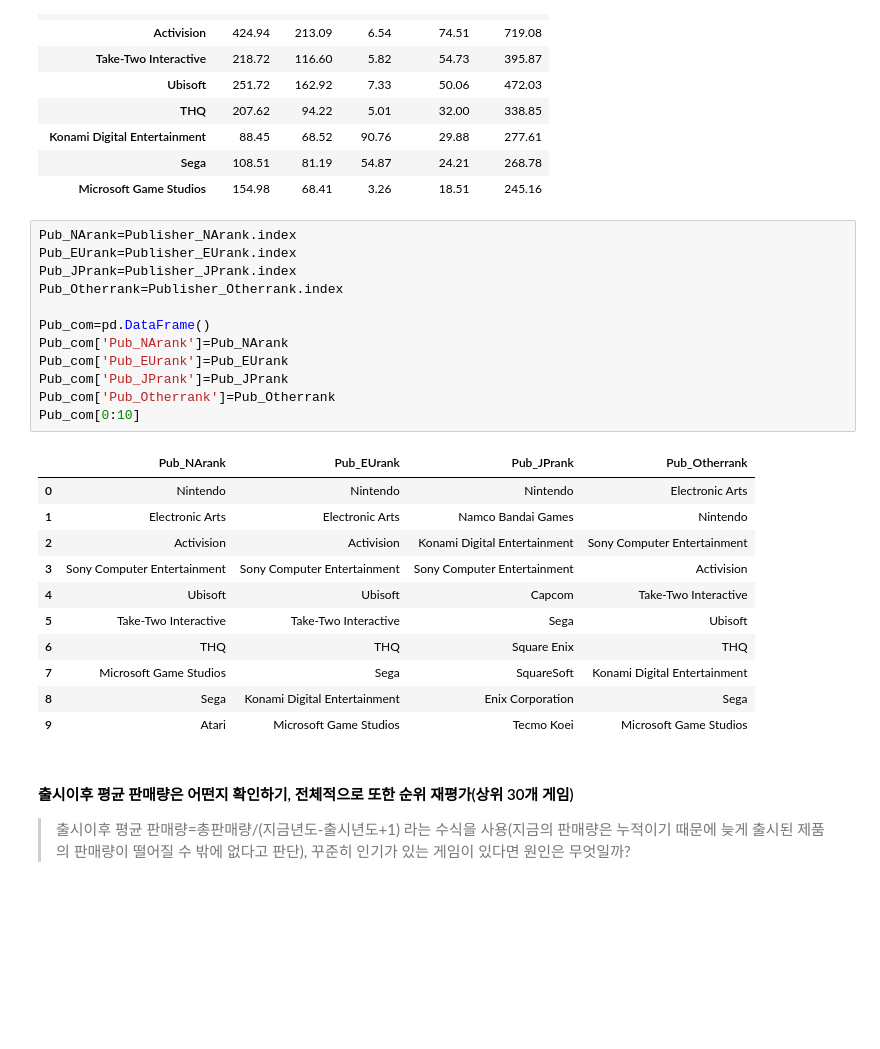
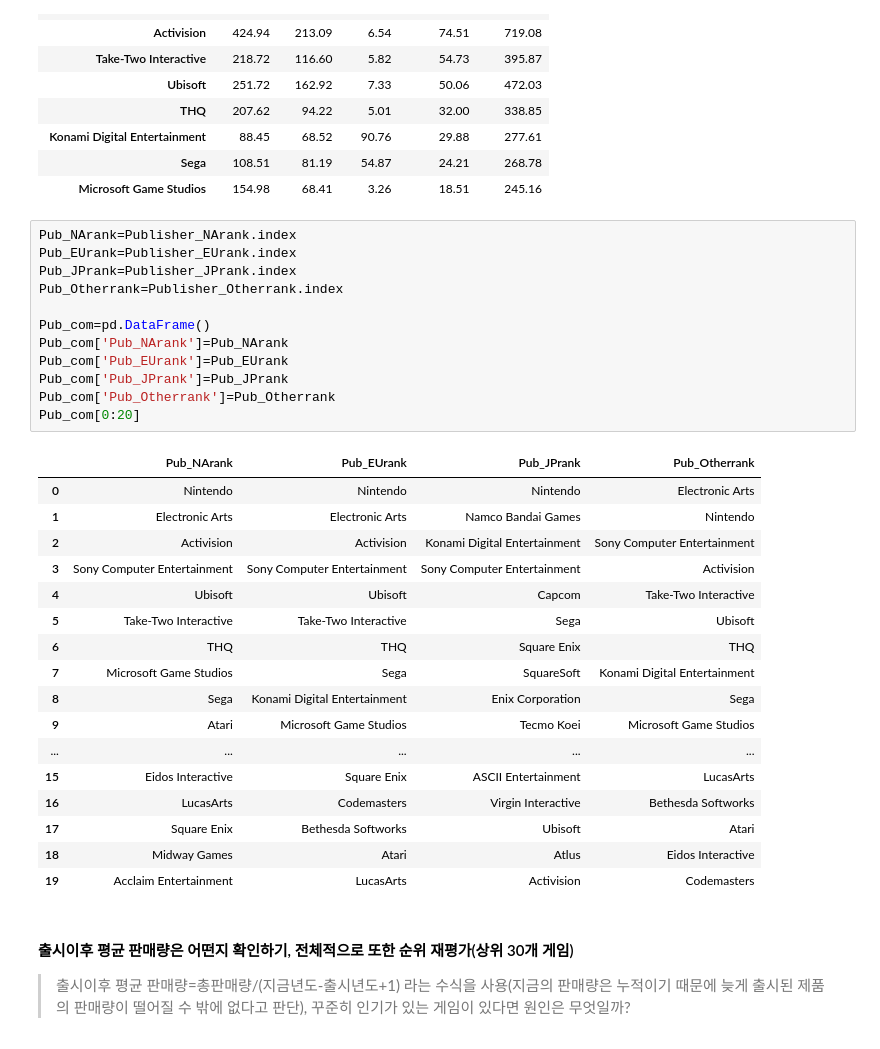
Before and after one commit to ohyunju/projects, a Jupyter notebook: project1/Project1.ipynb, the cells around one changed output. Drawn from its saved outputs; the diff is of its cells as text; blank space fills up the shorter version.

```diff
--- a/project1/Project1.ipynb
+++ b/project1/Project1.ipynb
@@ -1560,27 +1566,33 @@ Publisher_Otherrank[0:10]
 # %%
 Pub_NArank=Publisher_NArank.index
 Pub_EUrank=Publisher_EUrank.index
 Pub_JPrank=Publisher_JPrank.index
 Pub_Otherrank=Publisher_Otherrank.index
 
 Pub_com=pd.DataFrame()
 Pub_com['Pub_NArank']=Pub_NArank
 Pub_com['Pub_EUrank']=Pub_EUrank
 Pub_com['Pub_JPrank']=Pub_JPrank
 Pub_com['Pub_Otherrank']=Pub_Otherrank
-Pub_com[0:10]
+Pub_com[0:20]
 # %% [output]
 |  | Pub_NArank | Pub_EUrank | Pub_JPrank | Pub_Otherrank |
 | 0 | Nintendo | Nintendo | Nintendo | Electronic Arts |
 | 1 | Electronic Arts | Electronic Arts | Namco Bandai Games | Nintendo |
 | 2 | Activision | Activision | Konami Digital Entertainment | Sony Computer Entertainment |
 | 3 | Sony Computer Entertainment | Sony Computer Entertainment | Sony Computer Entertainment | Activision |
 | 4 | Ubisoft | Ubisoft | Capcom | Take-Two Interactive |
 | 5 | Take-Two Interactive | Take-Two Interactive | Sega | Ubisoft |
 | 6 | THQ | THQ | Square Enix | THQ |
 | 7 | Microsoft Game Studios | Sega | SquareSoft | Konami Digital Entertainment |
 | 8 | Sega | Konami Digital Entertainment | Enix Corporation | Sega |
 | 9 | Atari | Microsoft Game Studios | Tecmo Koei | Microsoft Game Studios |
+| ... | ... | ... | ... | ... |
+| 15 | Eidos Interactive | Square Enix | ASCII Entertainment | LucasArts |
+| 16 | LucasArts | Codemasters | Virgin Interactive | Bethesda Softworks |
+| 17 | Square Enix | Bethesda Softworks | Ubisoft | Atari |
+| 18 | Midway Games | Atari | Atlus | Eidos Interactive |
+| 19 | Acclaim Entertainment | LucasArts | Activision | Codemasters |
 # %% [markdown]
 #### 출시이후 평균 판매량은 어떤지 확인하기, 전체적으로 또한 순위 재평가(상위 30개 게임)
 > 출시이후 평균 판매량=총판매량/(지금년도-출시년도+1) 라는 수식을 사용(지금의 판매량은 누적이기 때문에 늦게 출시된 제품의 판매량이 떨어질 수 밖에 없다고 판단), 꾸준히 인기가 있는 게임이 있다면 원인은 무엇일까?
```
Also changed, not shown: parts of 3 cells of this notebook.
